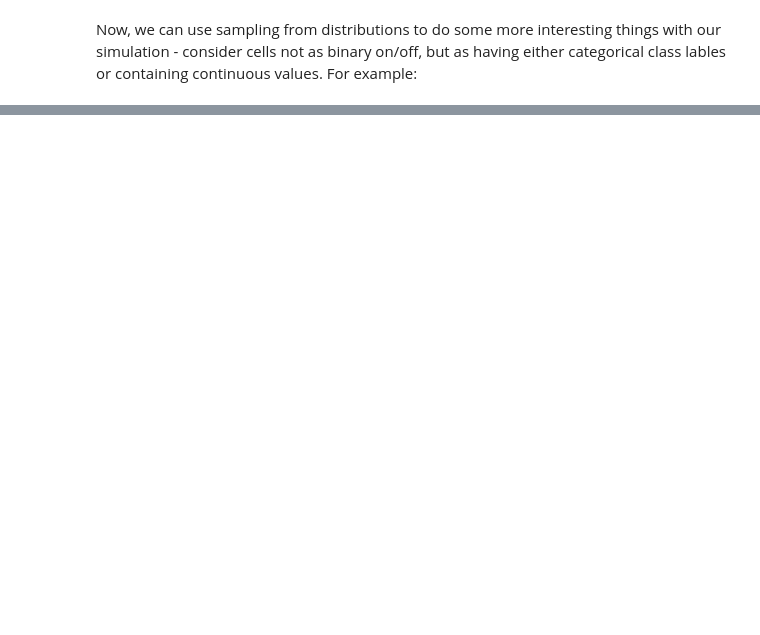
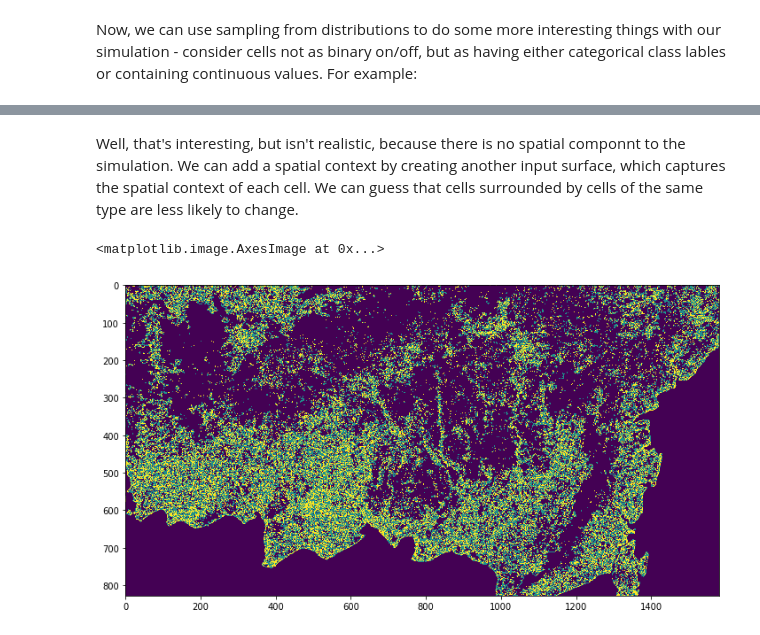
Before and after one commit to gmg444/GTECH733_2018, a Jupyter notebook: 04_landscape_simulation/Landscape Simulation.ipynb, the cells around one changed output, grey strips where cells are left out. Drawn from its saved outputs; the diff is of its cells as text; code cells hidden in the pictures; blank space fills up the shorter version.

Commit message:
Added more info on spatial Markov model.

```diff
--- a/04_landscape_simulation/Landscape Simulation.ipynb
+++ b/04_landscape_simulation/Landscape Simulation.ipynb
@@ -345,0 +454,28 @@ This gets us to the topic of sampling from distributions.  We can use Python's b
+# %% [markdown]
+Well, that's interesting, but isn't realistic, because there is no spatial componnt to the simulation.  We can add a spatial context by creating another input surface, which captures the spatial context of each cell.  We can guess that cells surrounded by cells of the same type are less likely to change.
+# %%
+def get_spatial_context(t0):
+    spatial_context = np.zeros(t0.shape, dtype=np.uint8)
+    for r in range(t0.shape[0]):
+        for c in range(t0.shape[1]):
+            cur_val = t0[r, c]
+            num_other_class = 0
+            if (r > 0) and (r < t0.shape[0]-1) and (c > 0) and (c < t0.shape[1]-1):
+                for i in range(r-1, r+2):
+                    for j in range(c-1, c+2):
+                        if (i != r) or (j != c):
+                            if cur_val != t0[i, j]:
+                                num_other_class += 1
+
+            if num_other_class <= 1:
+                spatial_context[r, c] = 0
+            elif num_other_class <= 4:
+                spatial_context[r, c] = 1
+            else:
+                spatial_context[r, c] = 2
+    return spatial_context
+
+plt.imshow(get_spatial_context(t0))
+# %% [output]
+<matplotlib.image.AxesImage at 0x...>
+[figure, added]
```
Also changed, not shown: parts of 21 cells of this notebook.
